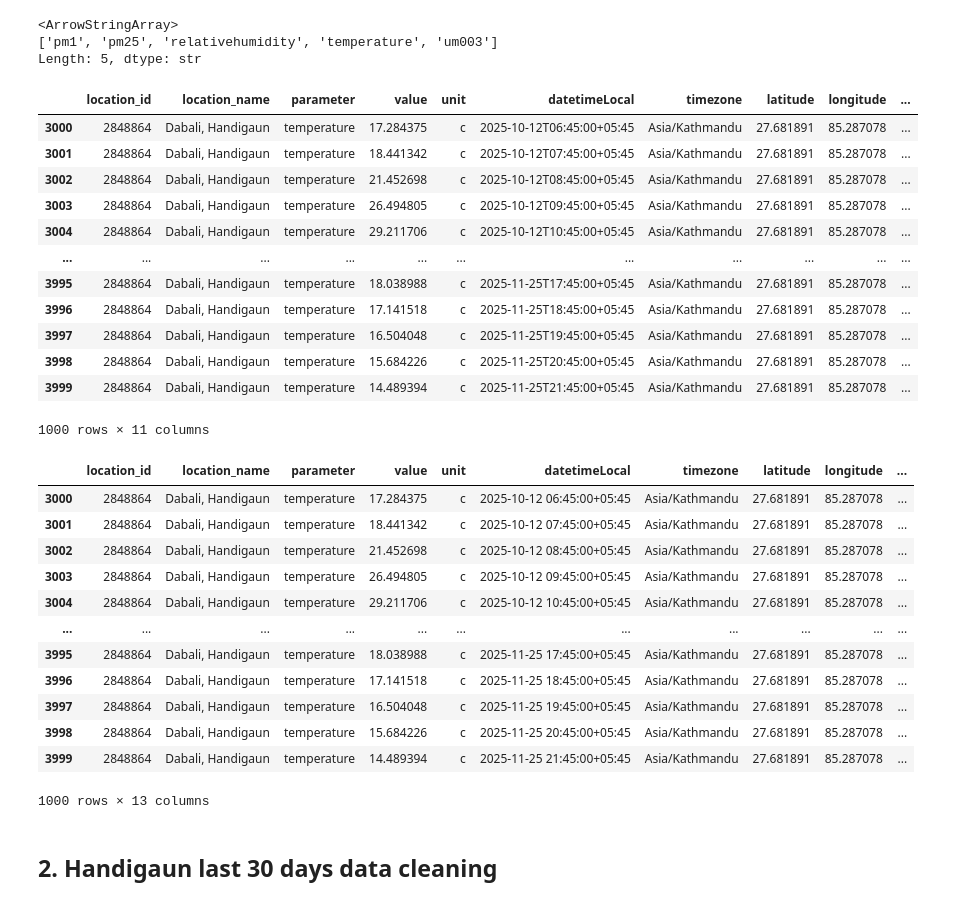
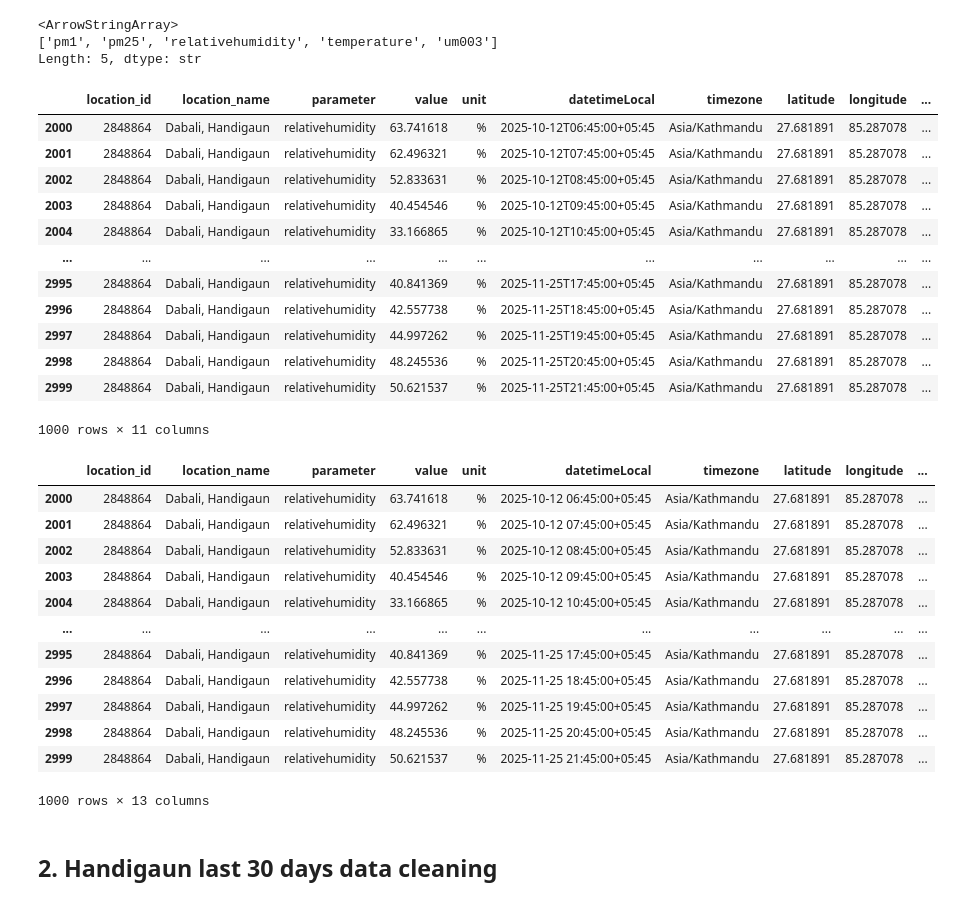
Before and after one commit to Laxmination/Kathmandu-PM2.5-Forecasting, a Jupyter notebook: OpenAQdatasetCleaning/Handigaun Data Cleaning.ipynb, the cells around one changed output. Cells and saved outputs as stored; diff of their text form; code cells hidden in the pictures.

```diff
--- a/OpenAQdatasetCleaning/Handigaun Data Cleaning.ipynb
+++ b/OpenAQdatasetCleaning/Handigaun Data Cleaning.ipynb
@@ -74,21 +74,23 @@ cleaned['parameter'].unique()
 ['pm1', 'pm25', 'relativehumidity', 'temperature', 'um003']
 Length: 5, dtype: str
 # %%
-cleaned = cleaned[cleaned['parameter']=='temperature']
+# cleaned = cleaned[cleaned['parameter']=='temperature']
+# cleaned = cleaned[cleaned['parameter']=='temperature']
+cleaned = cleaned[cleaned['parameter']=='relativehumidity']
 cleaned
 # %% [output]
 |  | location_id | location_name | parameter | value | unit | datetimeLocal | timezone | latitude | longitude | ... |
-| 3000 | 2848864 | Dabali, Handigaun | temperature | 17.284375 | c | 2025-10-12T06:45:00+05:45 | Asia/Kathmandu | 27.681891 | 85.287078 | ... |
-| 3001 | 2848864 | Dabali, Handigaun | temperature | 18.441342 | c | 2025-10-12T07:45:00+05:45 | Asia/Kathmandu | 27.681891 | 85.287078 | ... |
-| 3002 | 2848864 | Dabali, Handigaun | temperature | 21.452698 | c | 2025-10-12T08:45:00+05:45 | Asia/Kathmandu | 27.681891 | 85.287078 | ... |
-| 3003 | 2848864 | Dabali, Handigaun | temperature | 26.494805 | c | 2025-10-12T09:45:00+05:45 | Asia/Kathmandu | 27.681891 | 85.287078 | ... |
-| 3004 | 2848864 | Dabali, Handigaun | temperature | 29.211706 | c | 2025-10-12T10:45:00+05:45 | Asia/Kathmandu | 27.681891 | 85.287078 | ... |
+| 2000 | 2848864 | Dabali, Handigaun | relativehumidity | 63.741618 | % | 2025-10-12T06:45:00+05:45 | Asia/Kathmandu | 27.681891 | 85.287078 | ... |
+| 2001 | 2848864 | Dabali, Handigaun | relativehumidity | 62.496321 | % | 2025-10-12T07:45:00+05:45 | Asia/Kathmandu | 27.681891 | 85.287078 | ... |
+| 2002 | 2848864 | Dabali, Handigaun | relativehumidity | 52.833631 | % | 2025-10-12T08:45:00+05:45 | Asia/Kathmandu | 27.681891 | 85.287078 | ... |
+| 2003 | 2848864 | Dabali, Handigaun | relativehumidity | 40.454546 | % | 2025-10-12T09:45:00+05:45 | Asia/Kathmandu | 27.681891 | 85.287078 | ... |
+| 2004 | 2848864 | Dabali, Handigaun | relativehumidity | 33.166865 | % | 2025-10-12T10:45:00+05:45 | Asia/Kathmandu | 27.681891 | 85.287078 | ... |
 | ... | ... | ... | ... | ... | ... | ... | ... | ... | ... | ... |
-| 3995 | 2848864 | Dabali, Handigaun | temperature | 18.038988 | c | 2025-11-25T17:45:00+05:45 | Asia/Kathmandu | 27.681891 | 85.287078 | ... |
-| 3996 | 2848864 | Dabali, Handigaun | temperature | 17.141518 | c | 2025-11-25T18:45:00+05:45 | Asia/Kathmandu | 27.681891 | 85.287078 | ... |
-| 3997 | 2848864 | Dabali, Handigaun | temperature | 16.504048 | c | 2025-11-25T19:45:00+05:45 | Asia/Kathmandu | 27.681891 | 85.287078 | ... |
-| 3998 | 2848864 | Dabali, Handigaun | temperature | 15.684226 | c | 2025-11-25T20:45:00+05:45 | Asia/Kathmandu | 27.681891 | 85.287078 | ... |
-| 3999 | 2848864 | Dabali, Handigaun | temperature | 14.489394 | c | 2025-11-25T21:45:00+05:45 | Asia/Kathmandu | 27.681891 | 85.287078 | ... |
+| 2995 | 2848864 | Dabali, Handigaun | relativehumidity | 40.841369 | % | 2025-11-25T17:45:00+05:45 | Asia/Kathmandu | 27.681891 | 85.287078 | ... |
+| 2996 | 2848864 | Dabali, Handigaun | relativehumidity | 42.557738 | % | 2025-11-25T18:45:00+05:45 | Asia/Kathmandu | 27.681891 | 85.287078 | ... |
+| 2997 | 2848864 | Dabali, Handigaun | relativehumidity | 44.997262 | % | 2025-11-25T19:45:00+05:45 | Asia/Kathmandu | 27.681891 | 85.287078 | ... |
+| 2998 | 2848864 | Dabali, Handigaun | relativehumidity | 48.245536 | % | 2025-11-25T20:45:00+05:45 | Asia/Kathmandu | 27.681891 | 85.287078 | ... |
+| 2999 | 2848864 | Dabali, Handigaun | relativehumidity | 50.621537 | % | 2025-11-25T21:45:00+05:45 | Asia/Kathmandu | 27.681891 | 85.287078 | ... |
 1000 rows × 11 columns
 # %%
 # seperating date and time
@@ -98,17 +100,17 @@ cleaned['time']=cleaned['datetimeLocal'].dt.strftime('%H:%M:%S')
 cleaned
 # %% [output]
 |  | location_id | location_name | parameter | value | unit | datetimeLocal | timezone | latitude | longitude | ... |
-| 3000 | 2848864 | Dabali, Handigaun | temperature | 17.284375 | c | 2025-10-12 06:45:00+05:45 | Asia/Kathmandu | 27.681891 | 85.287078 | ... |
-| 3001 | 2848864 | Dabali, Handigaun | temperature | 18.441342 | c | 2025-10-12 07:45:00+05:45 | Asia/Kathmandu | 27.681891 | 85.287078 | ... |
-| 3002 | 2848864 | Dabali, Handigaun | temperature | 21.452698 | c | 2025-10-12 08:45:00+05:45 | Asia/Kathmandu | 27.681891 | 85.287078 | ... |
-| 3003 | 2848864 | Dabali, Handigaun | temperature | 26.494805 | c | 2025-10-12 09:45:00+05:45 | Asia/Kathmandu | 27.681891 | 85.287078 | ... |
-| 3004 | 2848864 | Dabali, Handigaun | temperature | 29.211706 | c | 2025-10-12 10:45:00+05:45 | Asia/Kathmandu | 27.681891 | 85.287078 | ... |
+| 2000 | 2848864 | Dabali, Handigaun | relativehumidity | 63.741618 | % | 2025-10-12 06:45:00+05:45 | Asia/Kathmandu | 27.681891 | 85.287078 | ... |
+| 2001 | 2848864 | Dabali, Handigaun | relativehumidity | 62.496321 | % | 2025-10-12 07:45:00+05:45 | Asia/Kathmandu | 27.681891 | 85.287078 | ... |
+| 2002 | 2848864 | Dabali, Handigaun | relativehumidity | 52.833631 | % | 2025-10-12 08:45:00+05:45 | Asia/Kathmandu | 27.681891 | 85.287078 | ... |
+| 2003 | 2848864 | Dabali, Handigaun | relativehumidity | 40.454546 | % | 2025-10-12 09:45:00+05:45 | Asia/Kathmandu | 27.681891 | 85.287078 | ... |
+| 2004 | 2848864 | Dabali, Handigaun | relativehumidity | 33.166865 | % | 2025-10-12 10:45:00+05:45 | Asia/Kathmandu | 27.681891 | 85.287078 | ... |
 | ... | ... | ... | ... | ... | ... | ... | ... | ... | ... | ... |
-| 3995 | 2848864 | Dabali, Handigaun | temperature | 18.038988 | c | 2025-11-25 17:45:00+05:45 | Asia/Kathmandu | 27.681891 | 85.287078 | ... |
-| 3996 | 2848864 | Dabali, Handigaun | temperature | 17.141518 | c | 2025-11-25 18:45:00+05:45 | Asia/Kathmandu | 27.681891 | 85.287078 | ... |
-| 3997 | 2848864 | Dabali, Handigaun | temperature | 16.504048 | c | 2025-11-25 19:45:00+05:45 | Asia/Kathmandu | 27.681891 | 85.287078 | ... |
-| 3998 | 2848864 | Dabali, Handigaun | temperature | 15.684226 | c | 2025-11-25 20:45:00+05:45 | Asia/Kathmandu | 27.681891 | 85.287078 | ... |
-| 3999 | 2848864 | Dabali, Handigaun | temperature | 14.489394 | c | 2025-11-25 21:45:00+05:45 | Asia/Kathmandu | 27.681891 | 85.287078 | ... |
+| 2995 | 2848864 | Dabali, Handigaun | relativehumidity | 40.841369 | % | 2025-11-25 17:45:00+05:45 | Asia/Kathmandu | 27.681891 | 85.287078 | ... |
+| 2996 | 2848864 | Dabali, Handigaun | relativehumidity | 42.557738 | % | 2025-11-25 18:45:00+05:45 | Asia/Kathmandu | 27.681891 | 85.287078 | ... |
+| 2997 | 2848864 | Dabali, Handigaun | relativehumidity | 44.997262 | % | 2025-11-25 19:45:00+05:45 | Asia/Kathmandu | 27.681891 | 85.287078 | ... |
+| 2998 | 2848864 | Dabali, Handigaun | relativehumidity | 48.245536 | % | 2025-11-25 20:45:00+05:45 | Asia/Kathmandu | 27.681891 | 85.287078 | ... |
+| 2999 | 2848864 | Dabali, Handigaun | relativehumidity | 50.621537 | % | 2025-11-25 21:45:00+05:45 | Asia/Kathmandu | 27.681891 | 85.287078 | ... |
 1000 rows × 13 columns
 # %%
 cleaned.to_csv('cleaned_HandigaunLast365days.csv', index=False)
```
Also changed, not shown: parts of 6 cells of this notebook, 43 other files.
